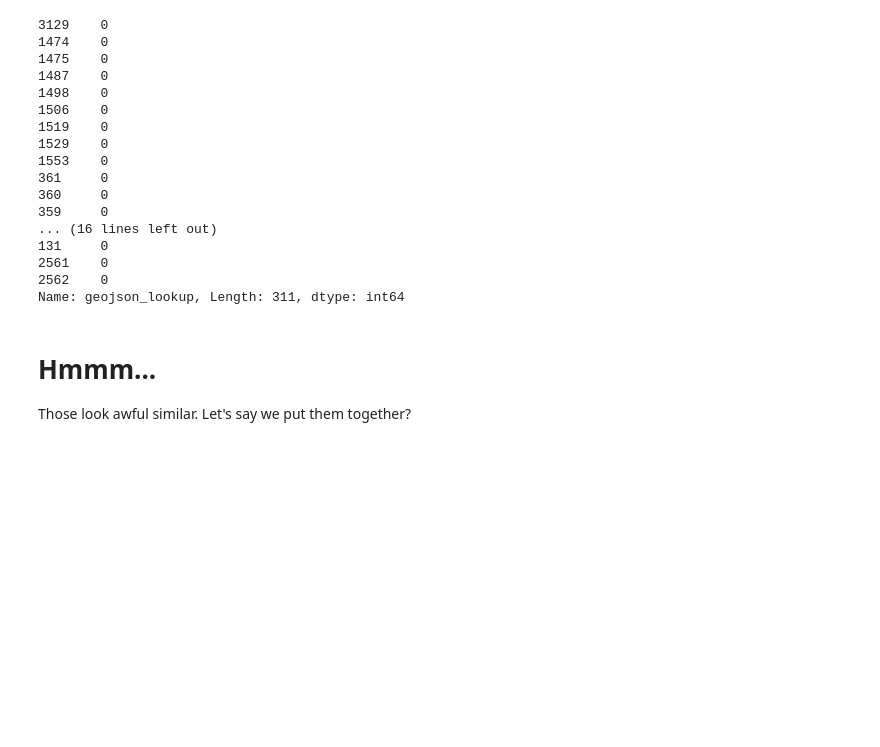
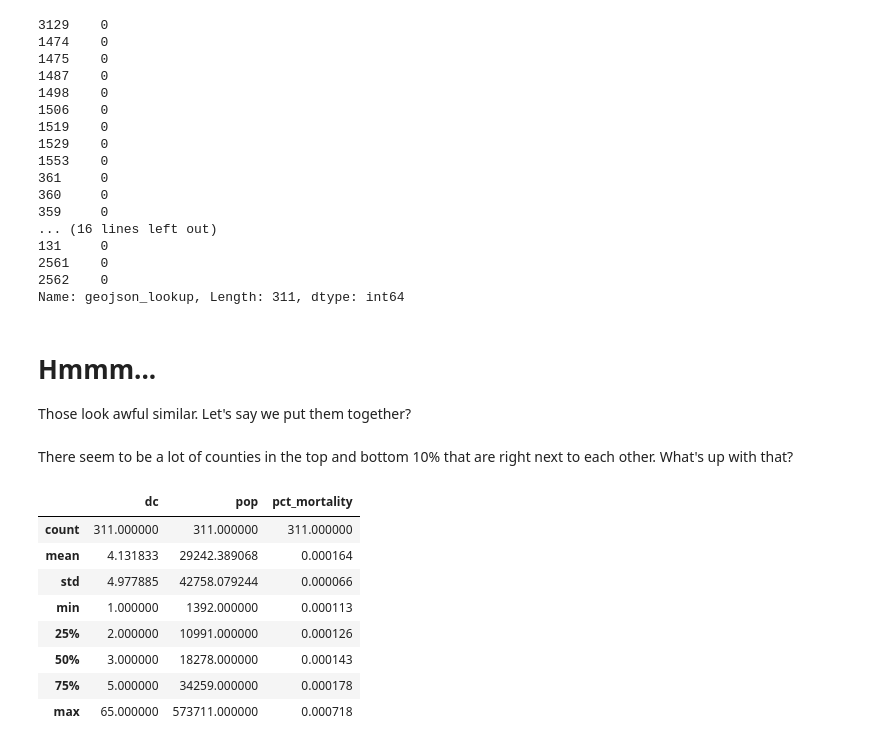
Before and after one commit to rahuldave/dst4l3, a Jupyter notebook: day3Jeremy/kidneyCancerMapping.ipynb, the cells around one changed output. Drawn from its saved outputs; the diff is of its cells as text; code cells hidden in the pictures; blank space fills up the shorter version.

```diff
--- a/day3Jeremy/kidneyCancerMapping.ipynb
+++ b/day3Jeremy/kidneyCancerMapping.ipynb
@@ -146,0 +150,14 @@ top_geojson['features'].extend(bot_geojson['features'])
+# %% [markdown]
+There seem to be a lot of counties in the top and bottom 10% that are right next to each other. What's up with that?
+# %%
+top_kcancer_counties[['dc','pop','pct_mortality']].describe()
+# %% [output]
+|  | dc | pop | pct_mortality |
+| count | 311.000000 | 311.000000 | 311.000000 |
+| mean | 4.131833 | 29242.389068 | 0.000164 |
+| std | 4.977885 | 42758.079244 | 0.000066 |
+| min | 1.000000 | 1392.000000 | 0.000113 |
+| 25% | 2.000000 | 10991.000000 | 0.000126 |
+| 50% | 3.000000 | 18278.000000 | 0.000143 |
+| 75% | 5.000000 | 34259.000000 | 0.000178 |
+| max | 65.000000 | 573711.000000 | 0.000718 |
```
Also changed, not shown: parts of 12 cells of this notebook, 2 other files.
